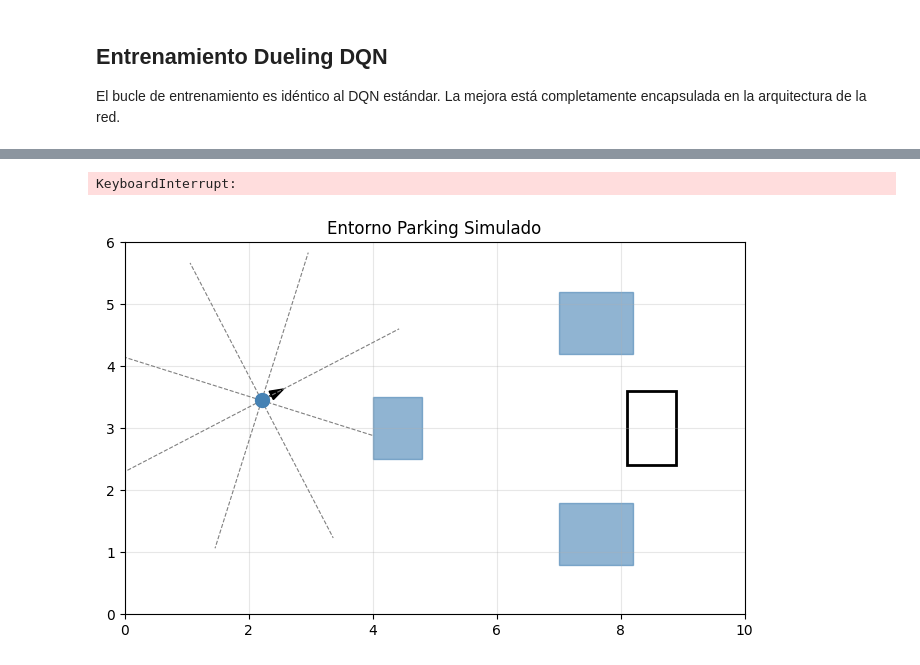
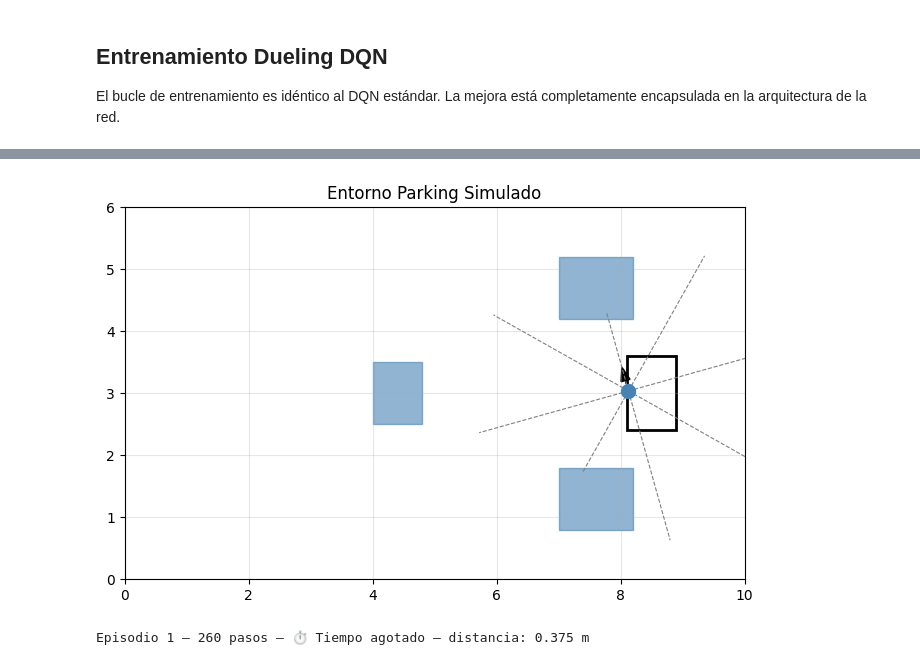
Before and after one commit to laurasomolinos/parking-simulado-rl, a Jupyter notebook: agents/alg_dueling_dqn.ipynb, the cells around one changed output, grey strips where cells are left out. Saved outputs shown, nothing was run; the diff lists cells and outputs as text; code cells hidden in the pictures.

```diff
--- a/agents/alg_dueling_dqn.ipynb
+++ b/agents/alg_dueling_dqn.ipynb
@@ -406,23 +420,22 @@ def visualizar_agente(nombre, model, max_steps=300):
     model:  red neuronal cargada con pesos entrenados, en modo eval()
     """
 
-    for i in range(5):
-        print(f"\n--- Episodio {i+1}/5 ---")
+    print(f"\n--- Episodio {i+1}/5 ---")
 
-        device = next(model.parameters()).device
-        env = ContinuousParkingEnv(render_mode=None)
-        obs, _ = env.reset(seed=i)  # seed distinta cada vez
+    device = next(model.parameters()).device
+    env = ContinuousParkingEnv(render_mode=None)
+    obs, _ = env.reset(seed=i)  # seed distinta cada vez
 
-        for step in range(300):
-            state_t = torch.FloatTensor(obs).unsqueeze(0).to(device)
-            with torch.no_grad():
-                action = int(model(state_t).argmax().item())
-            obs, reward, terminated, truncated, info = env.step(action)
-            render_inline(env)
-            if terminated or truncated:
-                break
+    for step in range(300):
+        state_t = torch.FloatTensor(obs).unsqueeze(0).to(device)
+        with torch.no_grad():
+            action = int(model(state_t).argmax().item())
+        obs, reward, terminated, truncated, info = env.step(action)
+        render_inline(env)
+        if terminated or truncated:
+            break
 
-        status = "✅ Aparcado" if info["is_success"] else "💥 Colisión" if info["collision"] else "⏱ Tiempo agotado"
-        print(f"Episodio {i+1} — {step+1} pasos — {status} — distancia: {info['distance_to_goal']:.3f} m")
-        env.close()
+    status = "✅ Aparcado" if info["is_success"] else "💥 Colisión" if info["collision"] else "⏱ Tiempo agotado"
+    print(f"Episodio {i+1} — {step+1} pasos — {status} — distancia: {info['distance_to_goal']:.3f} m")
+    env.close()
 # %%
@@ -438,13 +451,12 @@ plot_results("dueling_dqn")
 # %%
 
 device = torch.device("cuda" if torch.cuda.is_available() else "cpu")
 model_dqn = DuelingQNetwork(n_obs=18, n_actions=7).to(device)
 model_dqn.load_state_dict(torch.load("results/dueling_dqn_model.pt", map_location=device))
 model_dqn.eval()
 
-for i in range(5):
-    print(f"\n--- Episodio {i+1}/5 ---")
-    visualizar_agente("Double DQN", model_dqn)
+print(f"\n--- Episodio")
+visualizar_agente("Double DQN", model_dqn)
 # %% [output]
+[figure, new version]
-KeyboardInterrupt:
+Episodio 1 — 260 pasos — ⏱ Tiempo agotado — distancia: 0.375 m
-[figure, old version]
```
Also changed, not shown: parts of 7 cells of this notebook, 15 other files.
